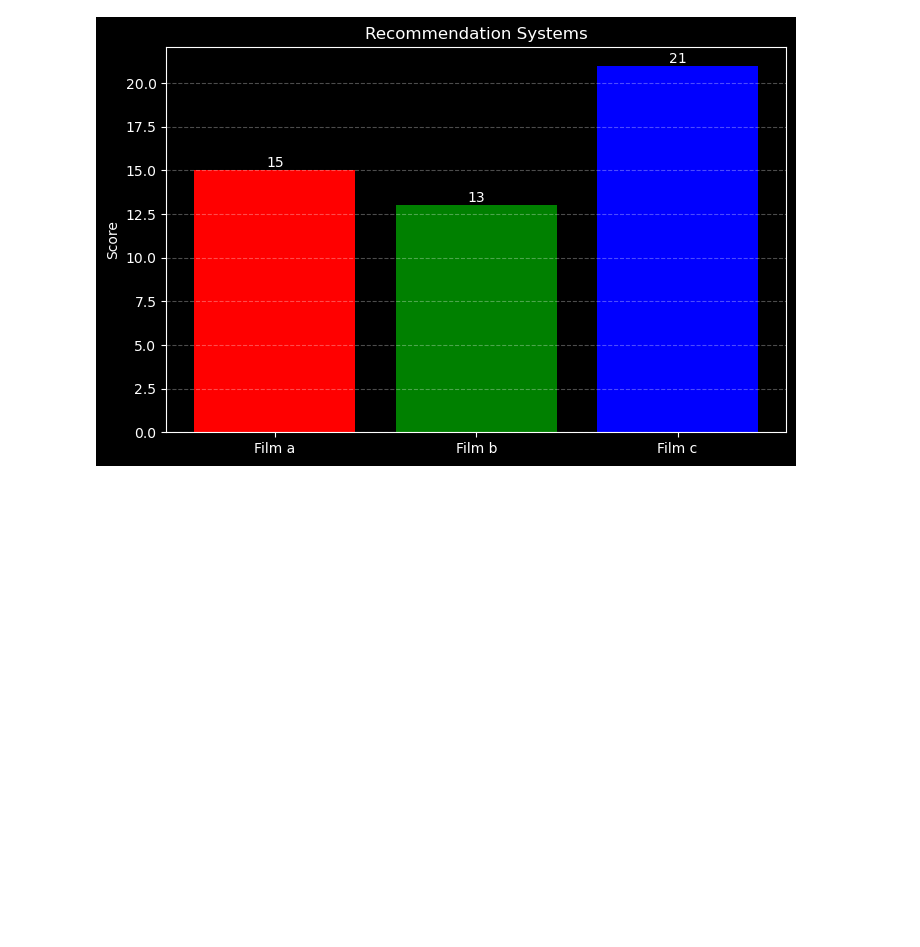
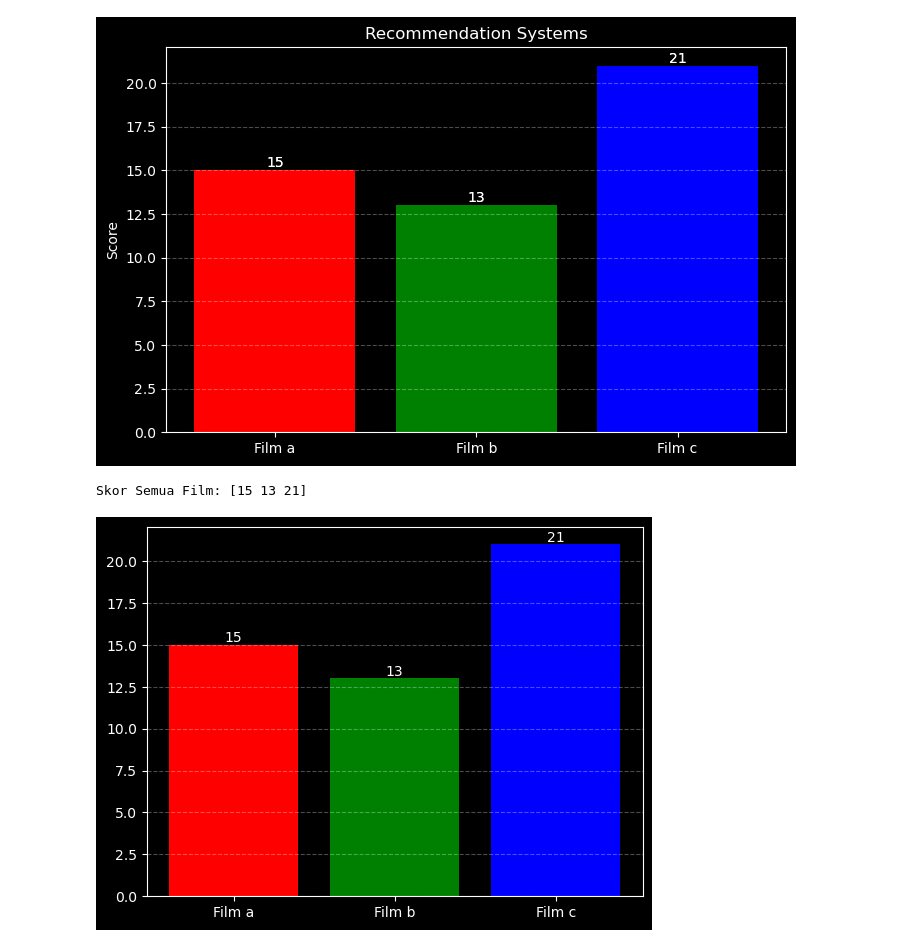
Before and after one commit to hafidzrafi/Math-for-AI, a Jupyter notebook: linear_algebra/dot_product.ipynb, the cells around one changed output. Cells and saved outputs as stored; diff of their text form; code cells hidden in the pictures; blank space fills up the shorter version.

```diff
--- a/linear_algebra/dot_product.ipynb
+++ b/linear_algebra/dot_product.ipynb
@@ -70,3 +94,28 @@ plt.bar_label(bars)
 # %% [output]
 [Text(0, 0, '15'), Text(0, 0, '13'), Text(0, 0, '21')]
 [figure]
+# %%
+
+# 1. MATRIKS DATA (X) - Tumpukan 3 Film
+# Bayangkan ini tabel Excel: Baris = Film, Kolom = Genre
+X = np.array([
+    film_a,  # Film 1
+    film_b,  # Film 2
+    film_c   # Film 3
+])
+
+# 2. VEKTOR BOBOT (w) - Selera Hafidz
+w = user
+
+# 3. PREDIKSI (y) - Operasi Perkalian Matriks
+# Ini yang disebut "Vectorization". Sekali pukul, kena semua.
+y = X @ w
+
+print(f"Skor Semua Film: {y}")
+# Output otomatis: [ 2 -2  0]
+
+plt.bar_label(plt.bar(labels, y, color=colors))
+plt.grid(axis="y", linestyle="--", alpha=0.3)
+# %% [output]
+Skor Semua Film: [15 13 21]
+[figure, added]
```
Also changed, not shown: parts of 5 cells of this notebook.
